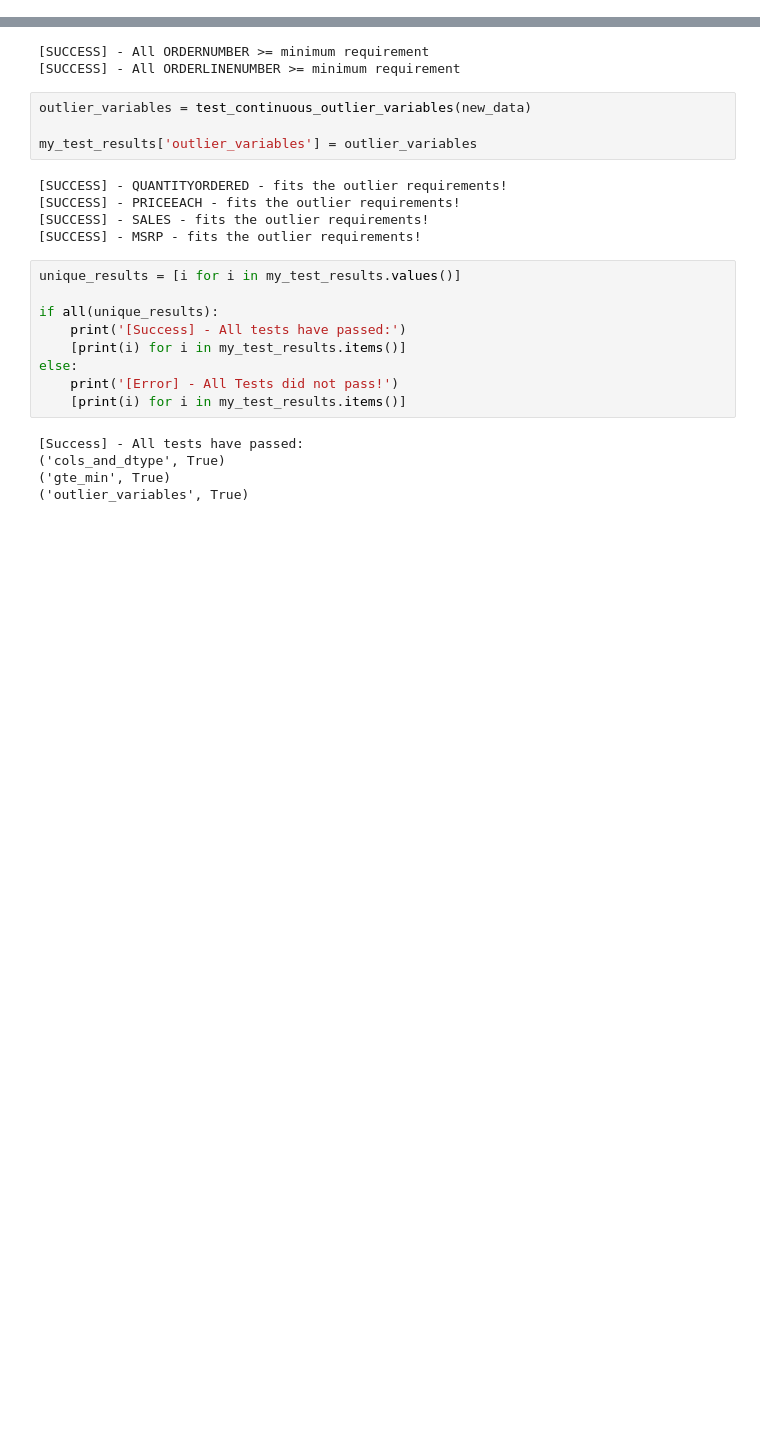
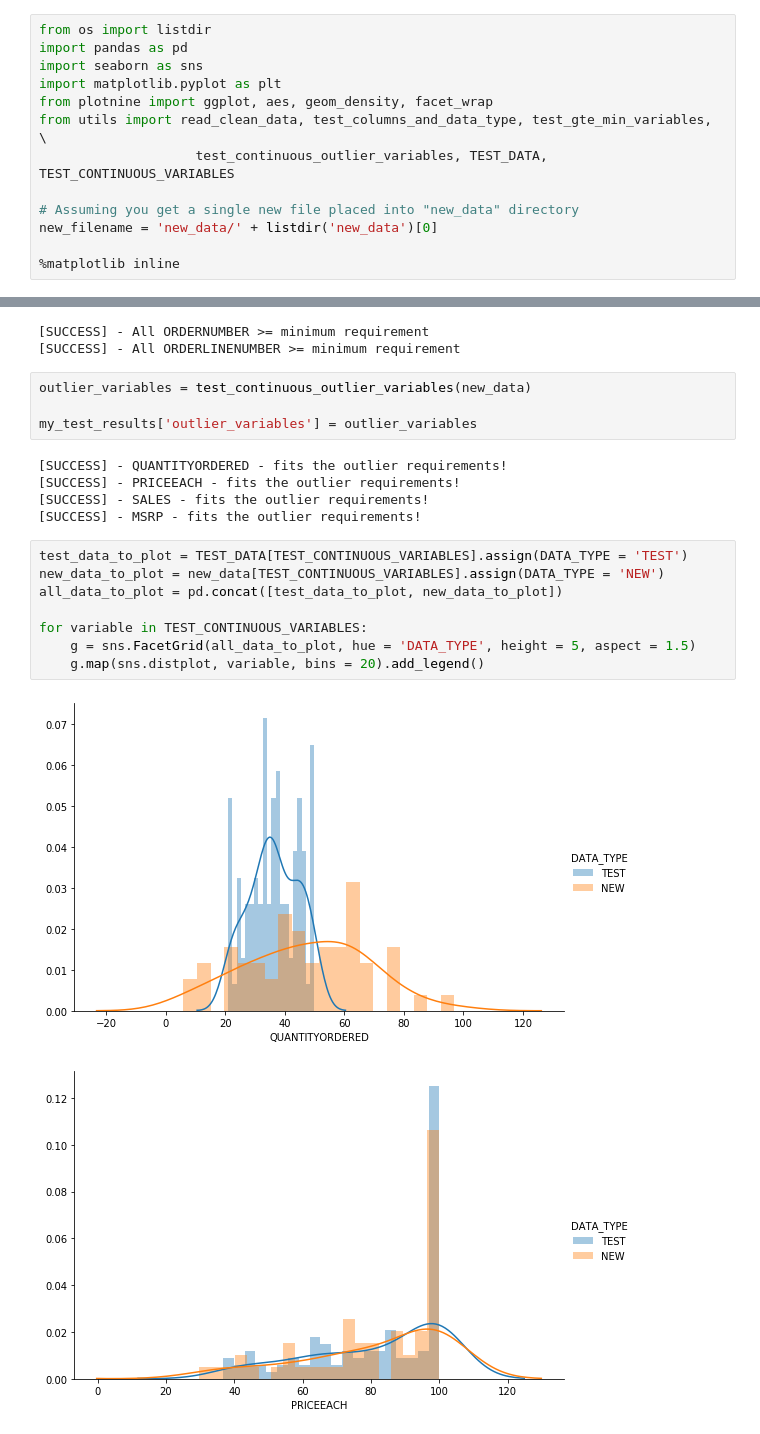
Before and after one commit to stoltzmaniac/etl-in-python-tutorial, a Jupyter notebook: 03 - ETL Report.ipynb, the cells around one changed output, grey strips where cells are left out. Cells and saved outputs as stored; diff of their text form; blank space fills up the shorter version.

```diff
--- a/03 - ETL Report.ipynb
+++ b/03 - ETL Report.ipynb
@@ -3 +10,14 @@ from utils import read_clean_data, test_columns_and_data_type, test_gte_min_vari
+# %%
+from os import listdir
+import pandas as pd
+import seaborn as sns
+import matplotlib.pyplot as plt
+from plotnine import ggplot, aes, geom_density, facet_wrap
+from utils import read_clean_data, test_columns_and_data_type, test_gte_min_variables, \
+                    test_continuous_outlier_variables, TEST_DATA, TEST_CONTINUOUS_VARIABLES
+
+# Assuming you get a single new file placed into "new_data" directory
+new_filename = 'new_data/' + listdir('new_data')[0]
+
+%matplotlib inline
 # %%
@@ -37,17 +45,14 @@ my_test_results['outlier_variables'] = outlier_variables
 [SUCCESS] - PRICEEACH - fits the outlier requirements!
 [SUCCESS] - SALES - fits the outlier requirements!
 [SUCCESS] - MSRP - fits the outlier requirements!
-# %%
-unique_results = [i for i in my_test_results.values()]
-
-if all(unique_results):
-    print('[Success] - All tests have passed:')
-    [print(i) for i in my_test_results.items()]
-else:
-    print('[Error] - All Tests did not pass!')
-    [print(i) for i in my_test_results.items()]
-# %% [output]
-[Success] - All tests have passed:
-('cols_and_dtype', True)
-('gte_min', True)
-('outlier_variables', True)
+# %%
+test_data_to_plot = TEST_DATA[TEST_CONTINUOUS_VARIABLES].assign(DATA_TYPE = 'TEST')
+new_data_to_plot = new_data[TEST_CONTINUOUS_VARIABLES].assign(DATA_TYPE = 'NEW')
+all_data_to_plot = pd.concat([test_data_to_plot, new_data_to_plot])
+
+for variable in TEST_CONTINUOUS_VARIABLES:
+    g = sns.FacetGrid(all_data_to_plot, hue = 'DATA_TYPE', height = 5, aspect = 1.5)
+    g.map(sns.distplot, variable, bins = 20).add_legend()
+# %% [output]
+[figure, added]
+[figure, added]
```
Also changed, not shown: parts of 5 cells of this notebook, 2 other files.
